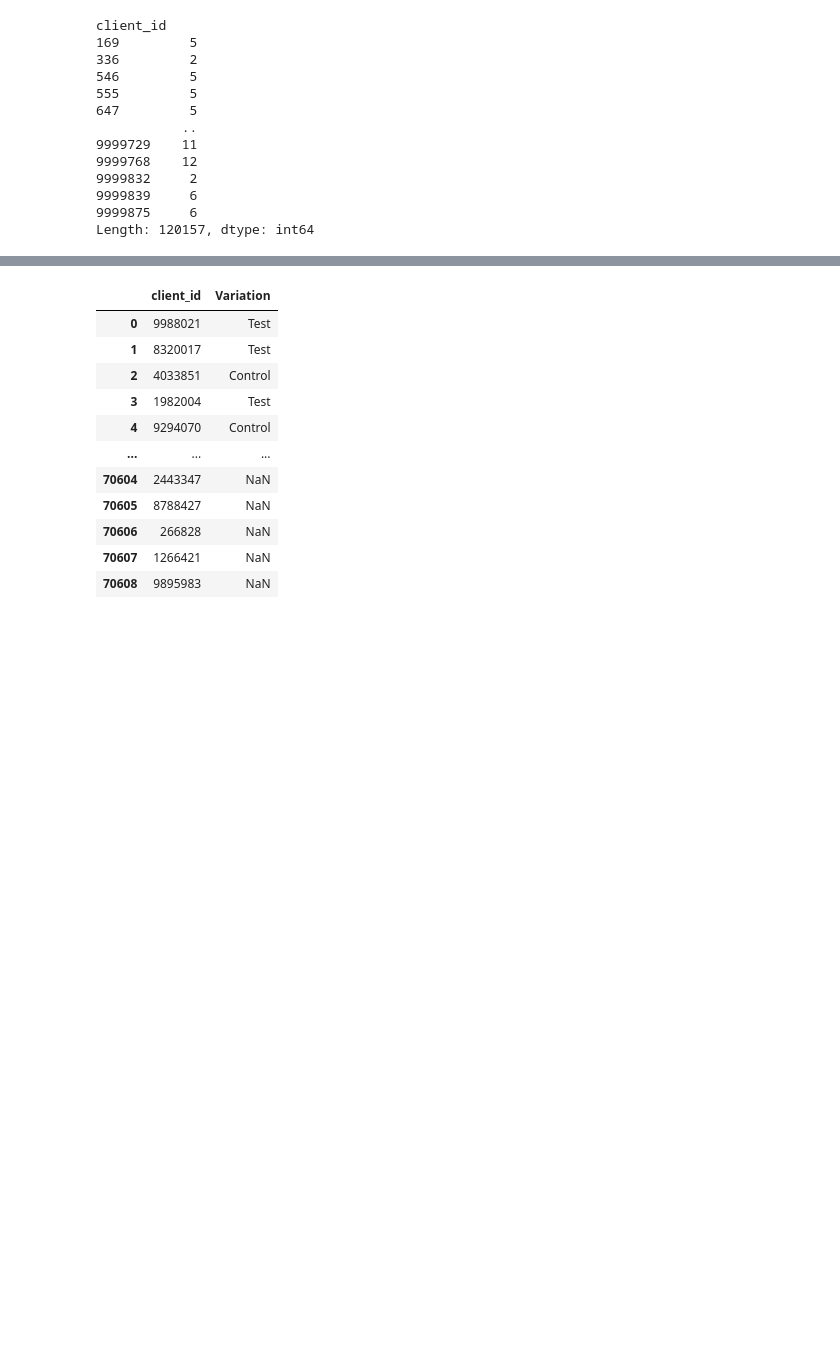
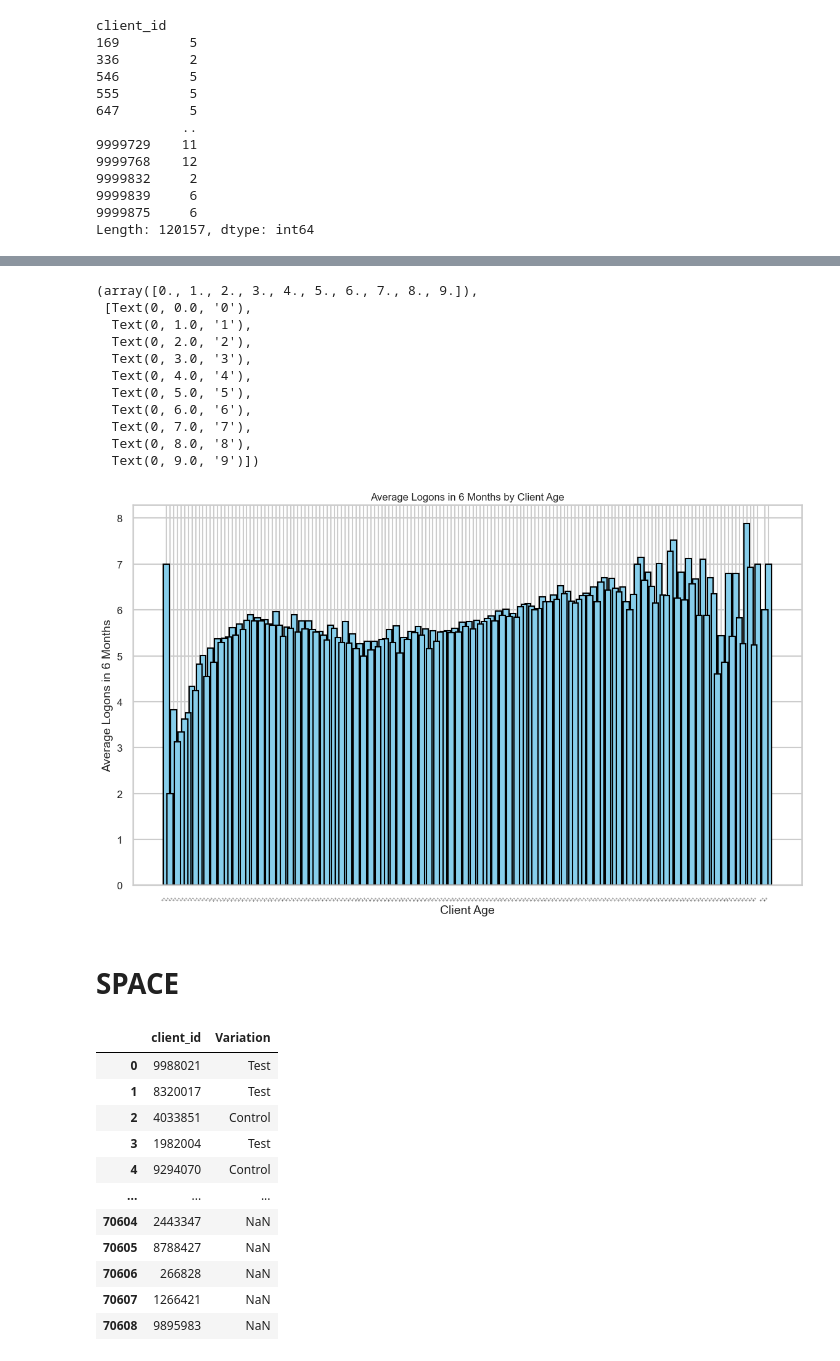
Before and after one commit to Josepdmo/PROJECT2, a Jupyter notebook: EXPLORATORY.ipynb, the cells around one changed output, grey strips where cells are left out. Cells and saved outputs as stored; diff of their text form; code cells hidden in the pictures; blank space fills up the shorter version.

```diff
--- a/EXPLORATORY.ipynb
+++ b/EXPLORATORY.ipynb
@@ -388,0 +431,3 @@ Length: 120157, dtype: int64
+# %%
+new_df["date_time"]= new_df["date_time"].astype(str)
+new_df
@@ -388,0 +448,3 @@ Length: 120157, dtype: int64
+# %%
+new_df["time"]= new_df["date_time"].str[1]
+new_df
@@ -388,0 +482,5 @@ Length: 120157, dtype: int64
+# %%
+group_age= new_df.groupby("clnt_age")["logons_6_mnth"].mean()
+group_age.sort_values(ascending=False, inplace=True)
+group_age = pd.DataFrame(group_age)
+group_age
@@ -388,0 +502,3 @@ Length: 120157, dtype: int64
+# %%
+group_age.reset_index(inplace=True)
+group_age.rename(columns={'index': 'clnt_age'}, inplace=True)
@@ -389,3 +521,26 @@ Length: 120157, dtype: int64
+# %%
+plt.figure(figsize=(14, 8))
+bars = plt.bar(group_age['clnt_age'], group_age['logons_6_mnth'], color='skyblue', edgecolor='k')
+plt.xlabel('Client Age', fontsize=14)
+plt.ylabel('Average Logons in 6 Months', fontsize=14)
+plt.title('Average Logons in 6 Months by Client Age', fontsize=12)
+plt.xticks(group_age['clnt_age'], rotation=45, ha='right', fontsize=3)
+plt.yticks(fontsize=12)
+# %% [output]
+(array([0., 1., 2., 3., 4., 5., 6., 7., 8., 9.]),
+ [Text(0, 0.0, '0'),
+  Text(0, 1.0, '1'),
+  Text(0, 2.0, '2'),
+  Text(0, 3.0, '3'),
+  Text(0, 4.0, '4'),
+  Text(0, 5.0, '5'),
+  Text(0, 6.0, '6'),
+  Text(0, 7.0, '7'),
+  Text(0, 8.0, '8'),
+  Text(0, 9.0, '9')])
+[figure, added]
+# %% [markdown]
+# **SPACE**
 # %%
 df_final_experiment_clients = pd.read_csv("data/df_final_experiment_clients.txt")
 df_final_experiment_clients
```
Also changed, not shown: parts of 13 cells of this notebook.
